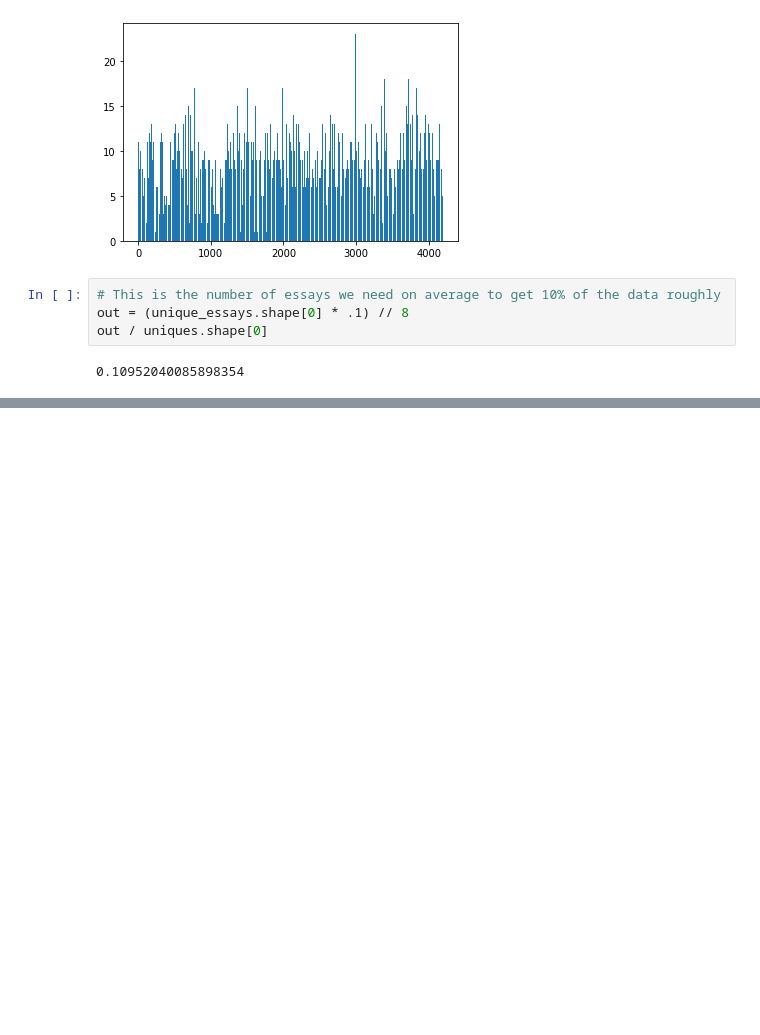
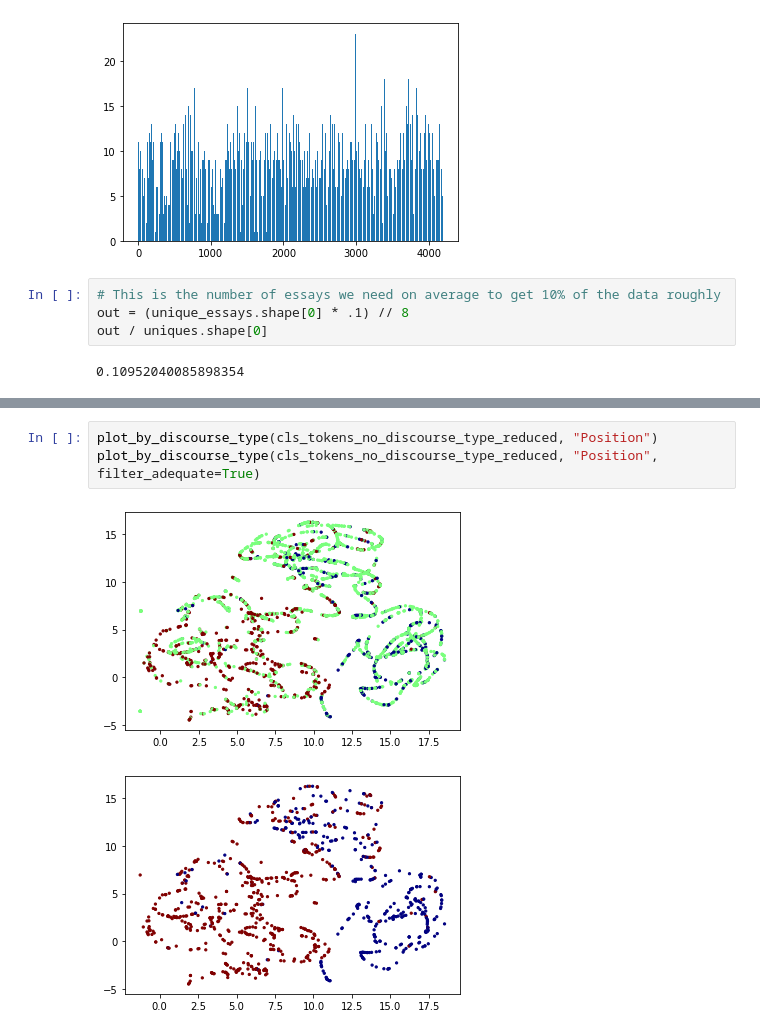
Before and after one commit to ByrdOfAFeather/pred_essay_quality, a Jupyter notebook: notebooks/init_explore.ipynb, the cells around one changed output, grey strips where cells are left out. Cells and saved outputs as stored; diff of their text form; blank space fills up the shorter version.

```diff
--- a/notebooks/init_explore.ipynb
+++ b/notebooks/init_explore.ipynb
@@ -311,0 +354,6 @@ out / uniques.shape[0]
+# %%
+plot_by_discourse_type(cls_tokens_no_discourse_type_reduced, "Position")
+plot_by_discourse_type(cls_tokens_no_discourse_type_reduced, "Position", filter_adequate=True)
+# %% [output]
+[figure, added]
+[figure, added]
```
Also changed, not shown: parts of 4 cells of this notebook, 8 other files.
